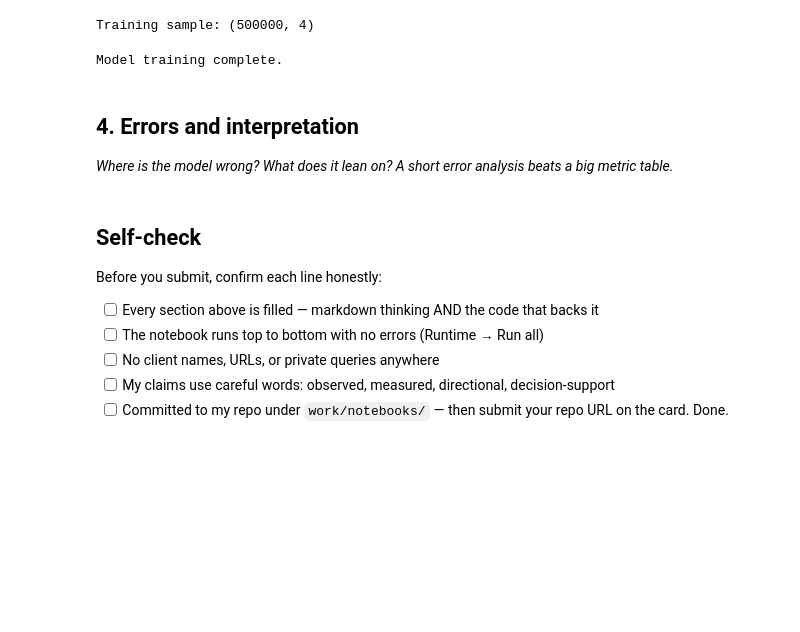
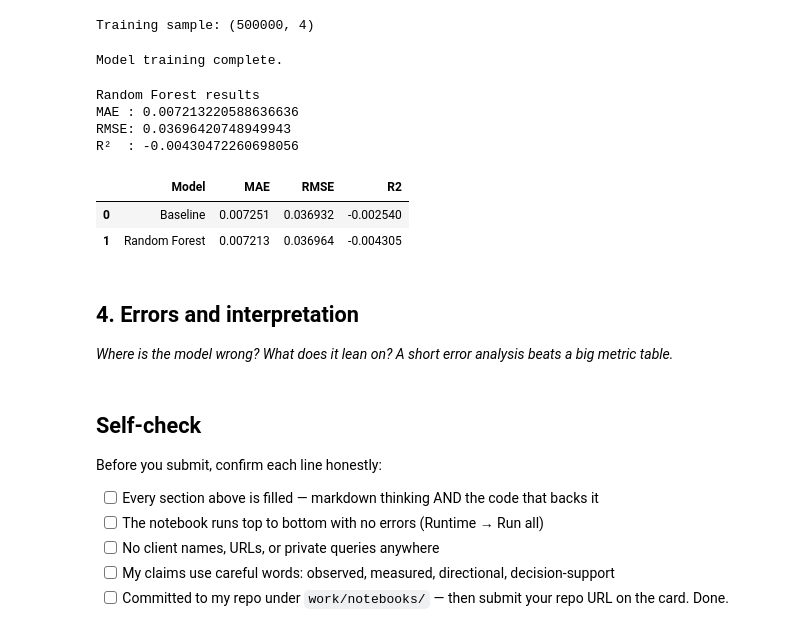
Before and after one commit to Vaib-raksh/Intern-ML, a Jupyter notebook: work/notebooks/w05_model.ipynb, the cells around one changed output. Drawn from its saved outputs; the diff is of its cells as text; code cells hidden in the pictures; blank space fills up the shorter version.

```diff
--- a/work/notebooks/w05_model.ipynb
+++ b/work/notebooks/w05_model.ipynb
@@ -255,3 +252,34 @@ Model training complete.
+# %%
+# Predict CTR on the unseen test data
+model_prediction = model.predict(X_test)
+
+# Calculate the same metrics as the baseline
+model_mae = mean_absolute_error(y_test, model_prediction)
+model_rmse = np.sqrt(mean_squared_error(y_test, model_prediction))
+model_r2 = r2_score(y_test, model_prediction)
+
+print("Random Forest results")
+print("MAE :", model_mae)
+print("RMSE:", model_rmse)
+print("R²  :", model_r2)
+# %% [output]
+Random Forest results
+MAE : 0.007213220588636636
+RMSE: 0.03696420748949943
+R²  : -0.00430472260698056
+# %%
+comparison = pd.DataFrame({
+    "Model": ["Baseline", "Random Forest"],
+    "MAE": [baseline_mae, model_mae],
+    "RMSE": [baseline_rmse, model_rmse],
+    "R2": [baseline_r2, model_r2]
+})
+
+comparison
+# %% [output]
+|  | Model | MAE | RMSE | R2 |
+| 0 | Baseline | 0.007251 | 0.036932 | -0.002540 |
+| 1 | Random Forest | 0.007213 | 0.036964 | -0.004305 |
 # %% [markdown]
 ## 4. Errors and interpretation
 
```
Also changed, not shown: parts of 1 cell of this notebook.
